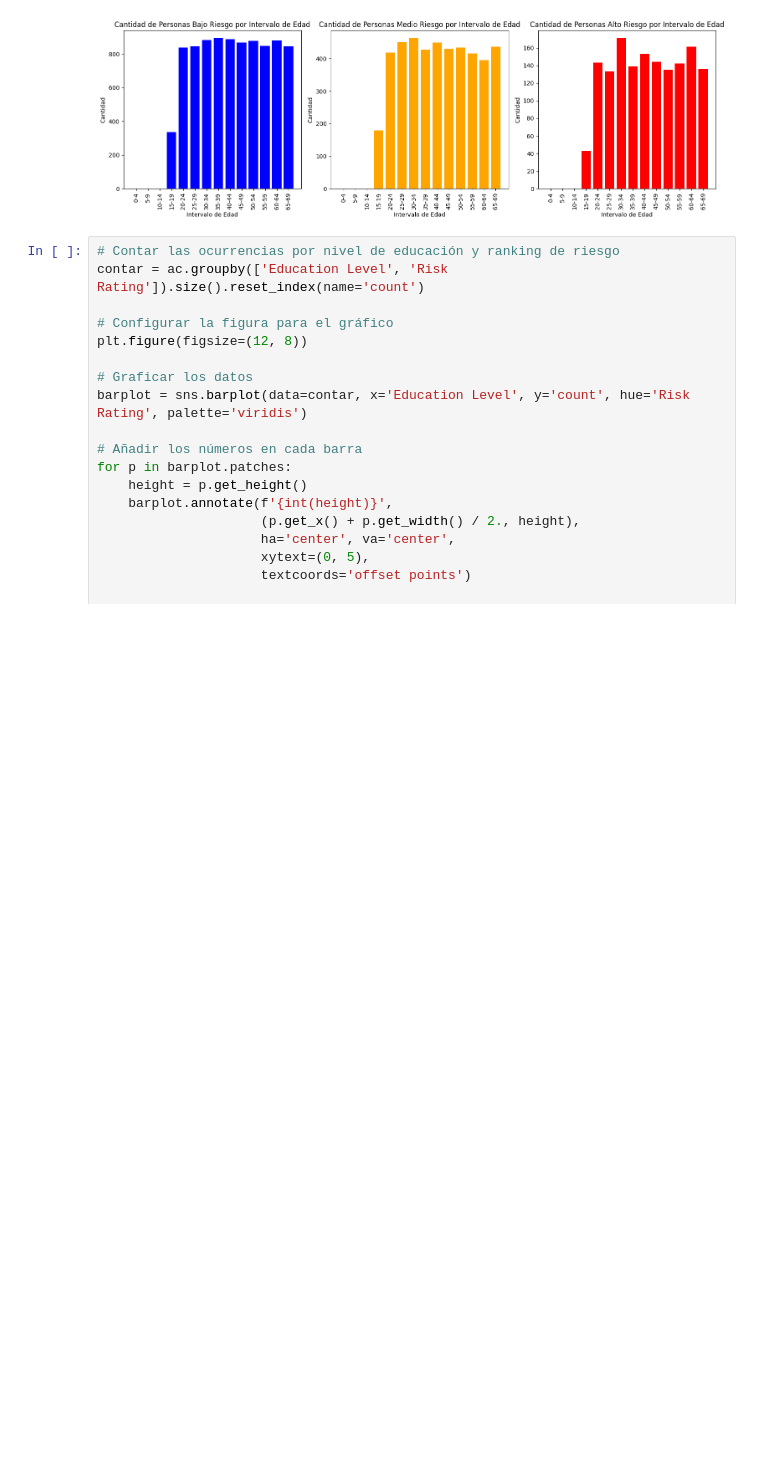
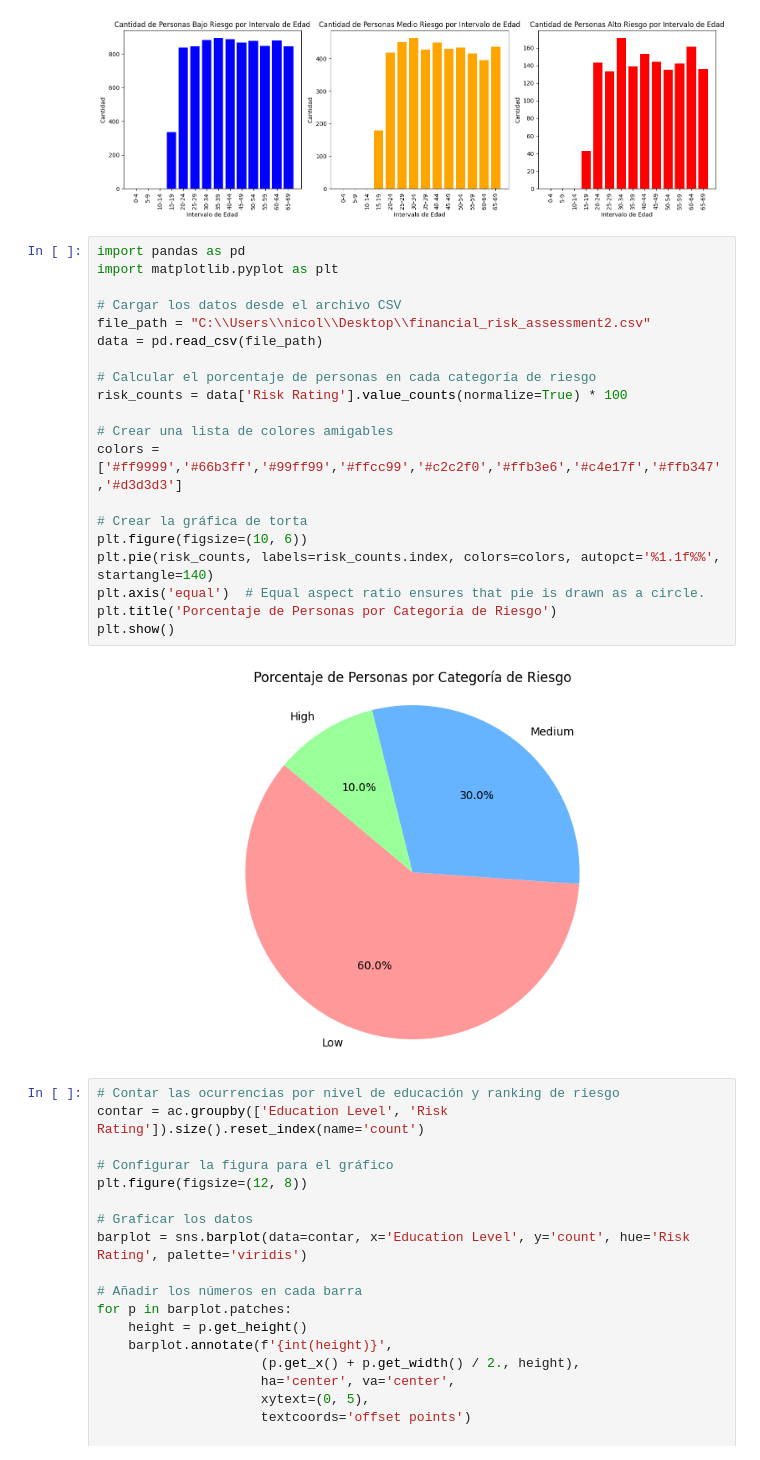
Before and after one commit to NFGI/Magister, a Jupyter notebook: magister/notebooks/03_Visualizacion.ipynb, the cells around one changed output. Drawn from its saved outputs; the diff is of its cells as text; blank space fills up the shorter version.

Commit message:
nuevos graficos y primer brainstorming para el analisis de datos

```diff
--- a/magister/notebooks/03_Visualizacion.ipynb
+++ b/magister/notebooks/03_Visualizacion.ipynb
@@ -63,6 +63,28 @@ plt.tight_layout()
 plt.show()
 # %% [output]
 [figure]
+# %%
+import pandas as pd
+import matplotlib.pyplot as plt
+
+# Cargar los datos desde el archivo CSV
+file_path = "C:\\Users\\nicol\\Desktop\\financial_risk_assessment2.csv"
+data = pd.read_csv(file_path)
+
+# Calcular el porcentaje de personas en cada categoría de riesgo
+risk_counts = data['Risk Rating'].value_counts(normalize=True) * 100
+
+# Crear una lista de colores amigables
+colors = ['#ff9999','#66b3ff','#99ff99','#ffcc99','#c2c2f0','#ffb3e6','#c4e17f','#ffb347','#d3d3d3']
+
+# Crear la gráfica de torta
+plt.figure(figsize=(10, 6))
+plt.pie(risk_counts, labels=risk_counts.index, colors=colors, autopct='%1.1f%%', startangle=140)
+plt.axis('equal')  # Equal aspect ratio ensures that pie is drawn as a circle.
+plt.title('Porcentaje de Personas por Categoría de Riesgo')
+plt.show()
+# %% [output]
+[figure, added]
 # %%
 # Contar las ocurrencias por nivel de educación y ranking de riesgo
 contar = ac.groupby(['Education Level', 'Risk Rating']).size().reset_index(name='count')
```
Also changed, not shown: parts of 5 cells of this notebook, 2 other files.
